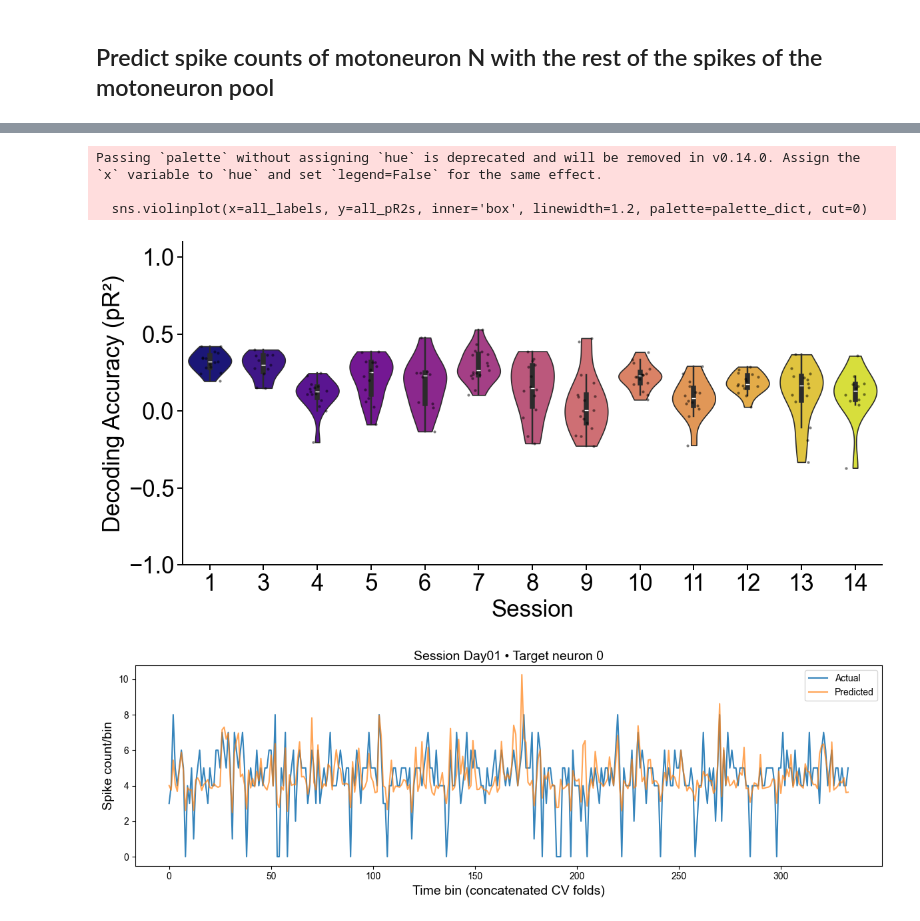
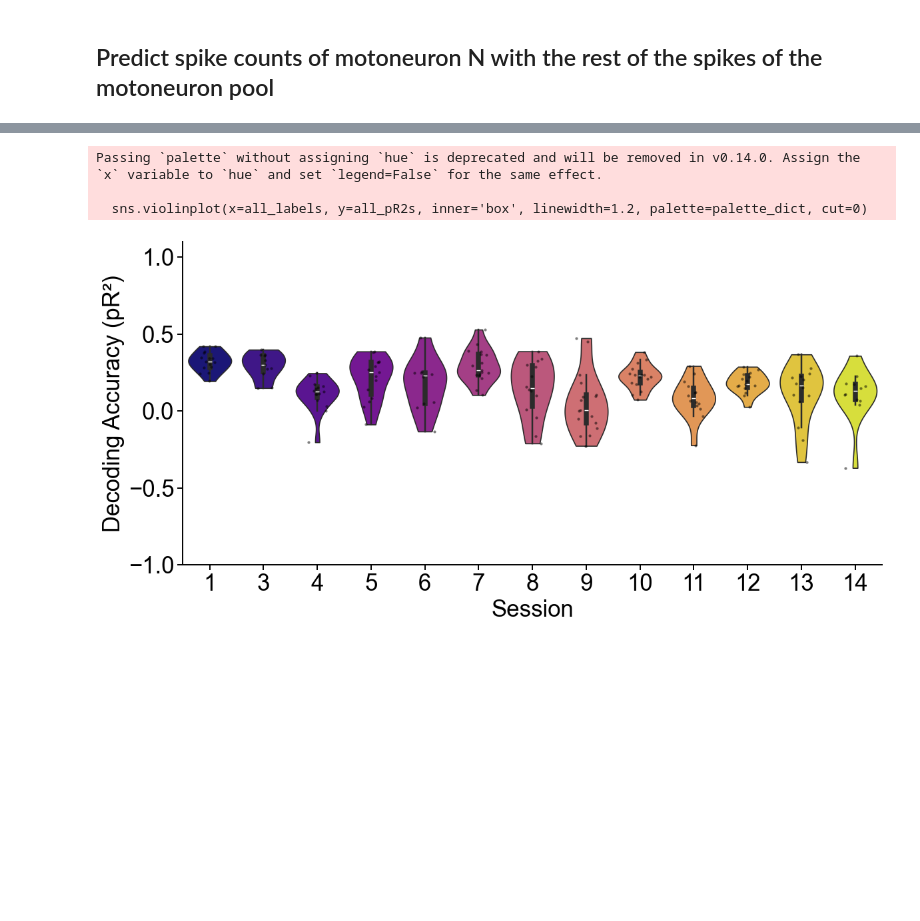
Before and after one commit to natmtc/flexible-motoneuron-control, a Jupyter notebook: GLM.ipynb, the cells around one changed output, grey strips where cells are left out. Cells and saved outputs as stored; diff of their text form; code cells hidden in the pictures; blank space fills up the shorter version.

```diff
--- a/GLM.ipynb
+++ b/GLM.ipynb
@@ -630,42 +634,15 @@ Passing `palette` without assigning `hue` is deprecated and will be removed in v
 # %%
-# ===== Force -> Spiking GLM (no alpha grid; fixed alpha like spike->spike) =====
-import os, re, pickle
-import numpy as np
-import matplotlib.pyplot as plt
-import seaborn as sns
-from scipy.special import gammaln
+from functions_experimental_data_Bräckleinexp.GLM_analysis_force_pred import *
 
-from sklearn.model_selection import KFold
-from sklearn.linear_model import PoissonRegressor
-from sklearn.preprocessing import StandardScaler
-from sklearn.pipeline import make_pipeline
-
-from functions_experimental_data_Bräckleinexp.GLM_analysis_force_pred import *  # create_force_glm_data, etc.
-
-# --- pR² (same as spike->spike) ---
-def compute_pR2(y_true, y_pred, eps=1e-12):
-    y = np.asarray(y_true, dtype=float)
-    lam = np.clip(np.asarray(y_pred, dtype=float), eps, None)
-    def logL(y, lam):
-        return np.sum(y * np.log(lam) - lam - gammaln(y + 1))
-    nz = y > 0
-    ll_sat  = np.sum(y[nz] * np.log(y[nz])) - np.sum(y) - np.sum(gammaln(y + 1))
-    ll_model = logL(y, lam)
-    ll_null  = logL(y, np.full_like(y, y.mean()))
-    denom = ll_sat - ll_null
-    if denom == 0 or not np.isfinite(denom):
-        return np.nan
-    return 1.0 - (ll_sat - ll_model) / denom
-
-# === Parameters (aligned) ===
+# Subject we are interested in studying
 folder_path   = '/Users/nmt121/Desktop/DATA/S1/'
 session_files = session_files1
 fsamp         = 2048
-bin_size_ms   = 500                  # align to spike->spike pipeline
-alpha_fixed   = 0.1                # <- fixed alpha (no grid)
+bin_size_ms   = 500
+alpha_fixed   = 0.1
 outer_kf      = KFold(n_splits=10, shuffle=True, random_state=42)
 
-# light-touch guards (same)
+
 MIN_BINS_TEST    = 10
 MIN_NONZERO_TEST = 5
 
@@ -702,7 +679,7 @@ def preprocess_trial_force(file, folder_path, bin_size_ms, fsamp=2048):
         pass
     return binned_spikes, binned_force, mnpair
 
-# === MAIN ===
+########## RUN GLM ##########
 session_results = {}
 session_predictions = {}
 
@@ -777,45 +754,56 @@ for session, pkl_files in session_files.items():
                  'pred':   np.array(all_predicted)}
             )
 
     if session_pR2:
         session_results[session] = session_pR2
 
 # === Violin plot (same look) ===
 plt.figure(figsize=(12,6)); plt.rcParams.update({'font.family':'Arial'})
 all_pR2s, all_labels, simplified_labels = [], [], {}
 for s in session_results.keys():
     m = re.search(r'(\d+)', s); simplified_labels[s] = str(int(m.group(1))) if m else s
 for s, vals in session_results.items():
     all_pR2s.extend(vals); all_labels.extend([simplified_labels[s]]*len(vals))
 unique_sessions = sorted(set(all_labels), key=lambda x:int(x))
 N = len(unique_sessions); cmap = plt.get_cmap('plasma')
 colors = [cmap(i/max(N-1,1)) for i in range(N)]
 palette_dict = dict(zip(unique_sessions, colors))
 sns.violinplot(x=all_labels, y=all_pR2s, inner='box', linewidth=1.2, palette=palette_dict, cut=0)
 sns.stripplot(x=all_labels, y=all_pR2s, color='k', size=3, jitter=0.2, alpha=0.5)
 ax = plt.gca()
 for sp in ax.spines.values(): sp.set_linewidth(1.4)
 plt.tick_params(width=1.4, length=6, labelsize=25)
 plt.xlabel("Session", fontsize=25); plt.ylabel("Decoding Accuracy (pR²)", fontsize=25)
 plt.ylim([-1, 1.1]); sns.despine(top=True, right=True); plt.tight_layout()
-# plt.savefig('/Users/nmt121/Desktop/Figures/GLM/GLM_Experimental_force_S7.pdf', dpi=300, bbox_inches='tight')
+# plt.savefig('/Users/nmt121/Desktop/Figures/GLM/GLM_Good/GLM_force_S4.pdf', dpi=300, bbox_inches='tight')
 plt.show()
 
-# === Optional example from concatenated test bins ===
-for session in session_predictions.keys():
-    if not session_predictions[session]: continue
-    ap = session_predictions[session][0]
-    actual, pred, tidx = ap['actual'], ap['pred'], ap['target_idx']
-    plt.figure(figsize=(12,4)); plt.rcParams.update({'font.family':'Arial'})
-    plt.plot(actual, label="Actual ", alpha=0.9)
-    plt.plot(pred,   label="Predicted",          alpha=0.7)
-    plt.xlabel("Time bin (concatenated CV folds)", fontsize=14)
-    plt.ylabel("Spike count/bin", fontsize=14)
-    plt.title(f"Session {session} • Target neuron {tidx}", fontsize=14)
-    plt.legend(); plt.tight_layout(); plt.show()
+
+# to plot concatenated CV folds
+# saved_once = False
+
+# for session in session_predictions.keys():
+#     if not session_predictions[session]:
+#         continue
+#     ap = session_predictions[session][0]
+#     actual, pred, tidx = ap['actual'], ap['pred'], ap['target_idx']
+
+#     plt.figure(figsize=(12,4)); plt.rcParams.update({'font.family':'Arial'})
+#     plt.plot(actual, label="Actual", alpha=0.9)
+#     plt.plot(pred,   label="Predicted", alpha=0.7)
+#     plt.xlabel("Time bin (concatenated CV folds)", fontsize=14)
+#     plt.ylabel("Spike count/bin", fontsize=14)
+#     plt.title(f"Session {session} • Target neuron {tidx}", fontsize=14)
+#     plt.legend(); plt.tight_layout()
+
+#     if not saved_once:   # save only the very first one
+#         plt.savefig('/Users/nmt121/Desktop/Figures/GLM/GLM_Good/trial1.pdf',
+#                     dpi=300, bbox_inches='tight')
+#         saved_once = True
+
+#     plt.show()
 # %% [output]
 Passing `palette` without assigning `hue` is deprecated and will be removed in v0.14.0. Assign the `x` variable to `hue` and set `legend=False` for the same effect.
 
   sns.violinplot(x=all_labels, y=all_pR2s, inner='box', linewidth=1.2, palette=palette_dict, cut=0)
-[figure, old version]
+[figure, new version]
-[figure, removed]
```
Also changed, not shown: parts of 11 cells of this notebook, 2 other files.
